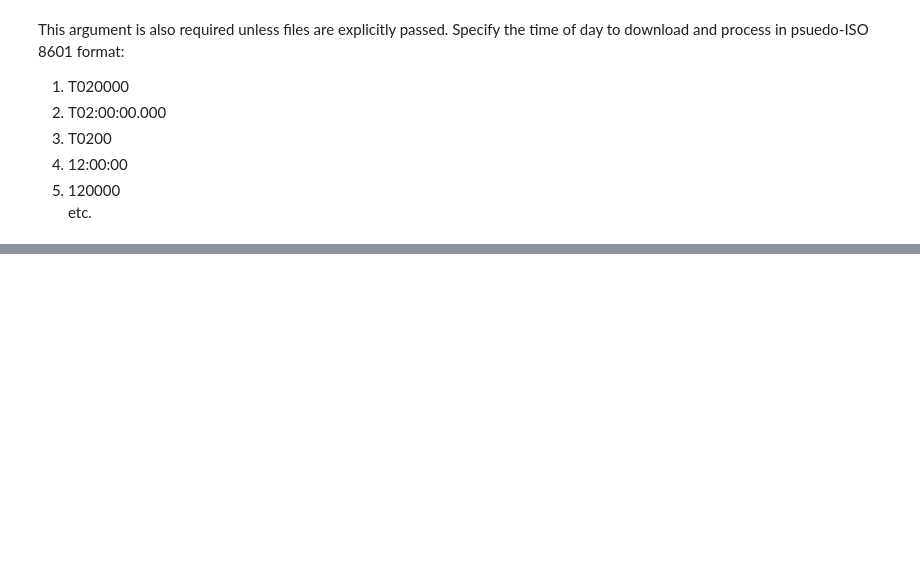
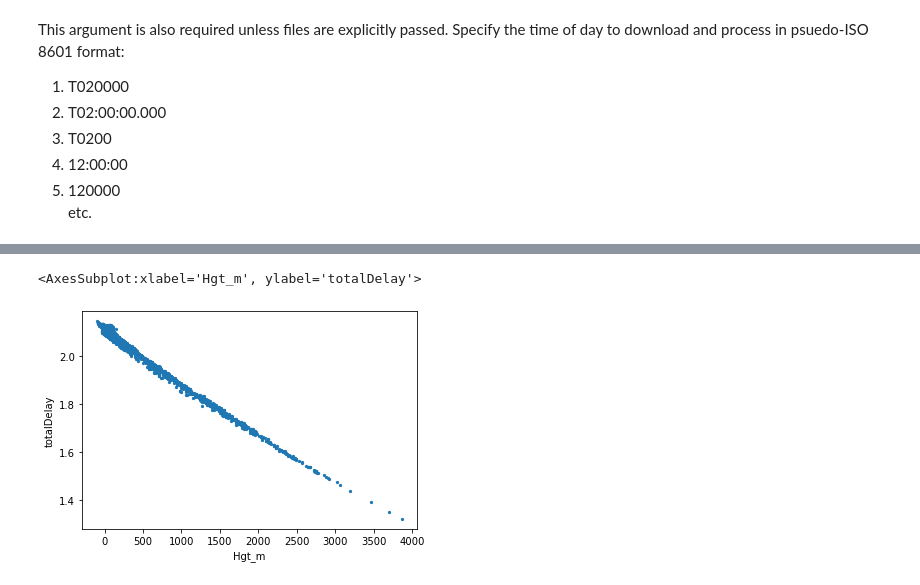
Before and after one commit to dbekaert/RAiDER-docs, a Jupyter notebook: notebooks/RAiDER_tutorial/RAiDER_tutorial.ipynb, the cells around one changed output, grey strips where cells are left out. Drawn from its saved outputs; the diff is of its cells as text; code cells hidden in the pictures; blank space fills up the shorter version.

```diff
--- a/notebooks/RAiDER_tutorial/RAiDER_tutorial.ipynb
+++ b/notebooks/RAiDER_tutorial/RAiDER_tutorial.ipynb
@@ -156,0 +316,2 @@ The second debugging plot (with option 'wh') shows the wet and hydrostatic refra
+# %%
+delays = pd.read_csv('ERA5_Delay_20200103T000000_Zmax15000.0.csv')
@@ -156,0 +327,5 @@ The second debugging plot (with option 'wh') shows the wet and hydrostatic refra
+# %%
+delays.plot.scatter(x='Hgt_m',y='totalDelay', marker='.')
+# %% [output]
+<AxesSubplot:xlabel='Hgt_m', ylabel='totalDelay'>
+[figure, added]
```
Also changed, not shown: parts of 71 cells of this notebook, 1 other file.
